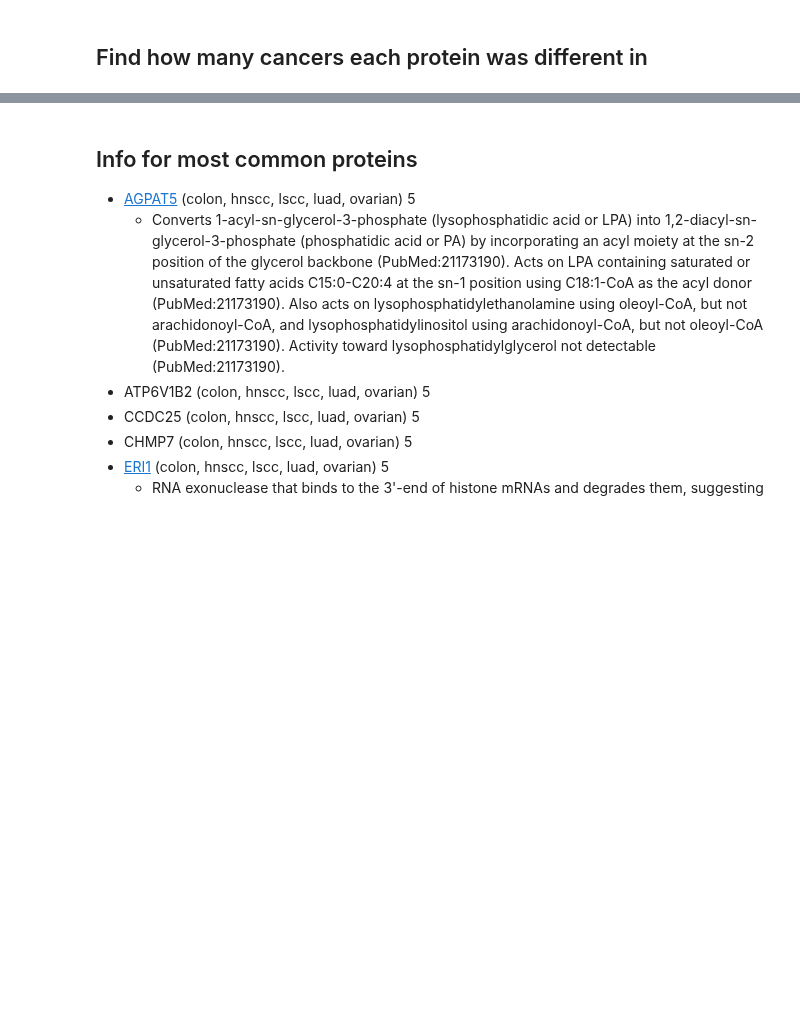
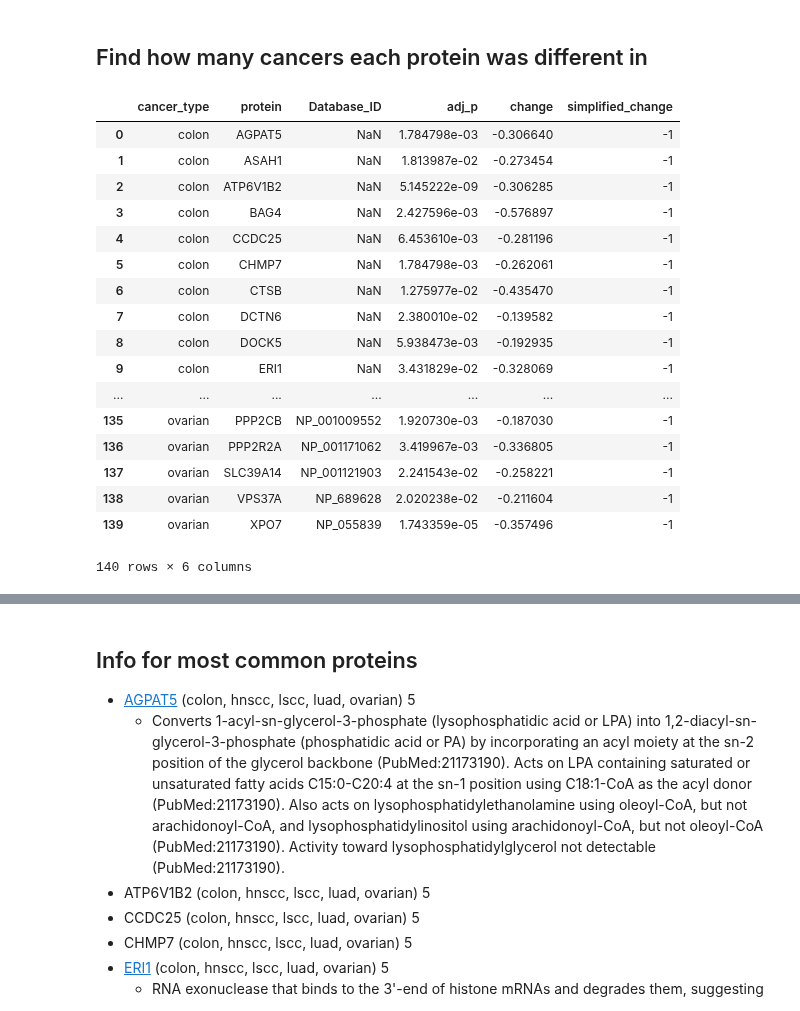
Before and after one commit to PayneLab/pancancerCNV, a Jupyter notebook: chromosome_8/04_commonly_diff_proteins_8p_cis.ipynb, the cells around one changed output, grey strips where cells are left out. Saved outputs shown, nothing was run; the diff lists cells and outputs as text; code cells hidden in the pictures; blank space fills up the shorter version.

```diff
--- a/chromosome_8/04_commonly_diff_proteins_8p_cis.ipynb
+++ b/chromosome_8/04_commonly_diff_proteins_8p_cis.ipynb
@@ -119,2 +135,23 @@ prots.groupby("cancer_type").count()[["protein"]]
+# %%
+prots
+# %% [output]
+|  | cancer_type | protein | Database_ID | adj_p | change | simplified_change |
+| 0 | colon | AGPAT5 | NaN | 1.784798e-03 | -0.306640 | -1 |
+| 1 | colon | ASAH1 | NaN | 1.813987e-02 | -0.273454 | -1 |
+| 2 | colon | ATP6V1B2 | NaN | 5.145222e-09 | -0.306285 | -1 |
+| 3 | colon | BAG4 | NaN | 2.427596e-03 | -0.576897 | -1 |
+| 4 | colon | CCDC25 | NaN | 6.453610e-03 | -0.281196 | -1 |
+| 5 | colon | CHMP7 | NaN | 1.784798e-03 | -0.262061 | -1 |
+| 6 | colon | CTSB | NaN | 1.275977e-02 | -0.435470 | -1 |
+| 7 | colon | DCTN6 | NaN | 2.380010e-02 | -0.139582 | -1 |
+| 8 | colon | DOCK5 | NaN | 5.938473e-03 | -0.192935 | -1 |
+| 9 | colon | ERI1 | NaN | 3.431829e-02 | -0.328069 | -1 |
+| ... | ... | ... | ... | ... | ... | ... |
+| 135 | ovarian | PPP2CB | NP_001009552 | 1.920730e-03 | -0.187030 | -1 |
+| 136 | ovarian | PPP2R2A | NP_001171062 | 3.419967e-03 | -0.336805 | -1 |
+| 137 | ovarian | SLC39A14 | NP_001121903 | 2.241543e-02 | -0.258221 | -1 |
+| 138 | ovarian | VPS37A | NP_689628 | 2.020238e-02 | -0.211604 | -1 |
+| 139 | ovarian | XPO7 | NP_055839 | 1.743359e-05 | -0.357496 | -1 |
+140 rows × 6 columns
 # %%
 prots_summary = prots.groupby("protein").agg(**{
```
Also changed, not shown: parts of 5 cells of this notebook, 33 other files.
